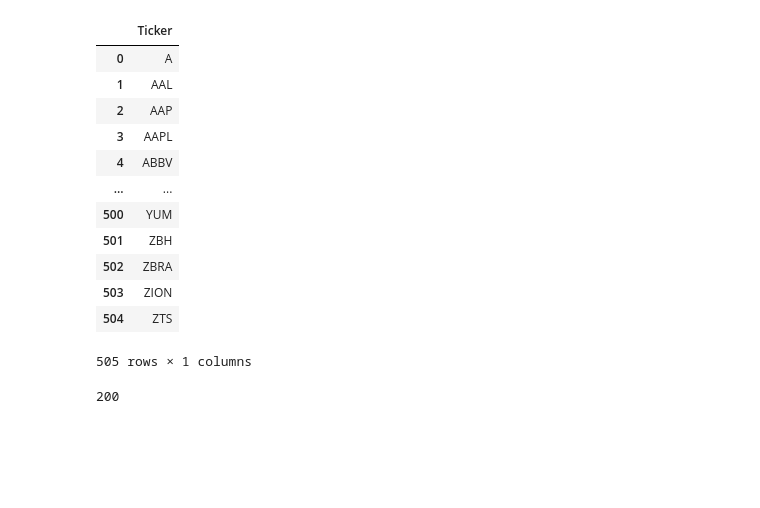
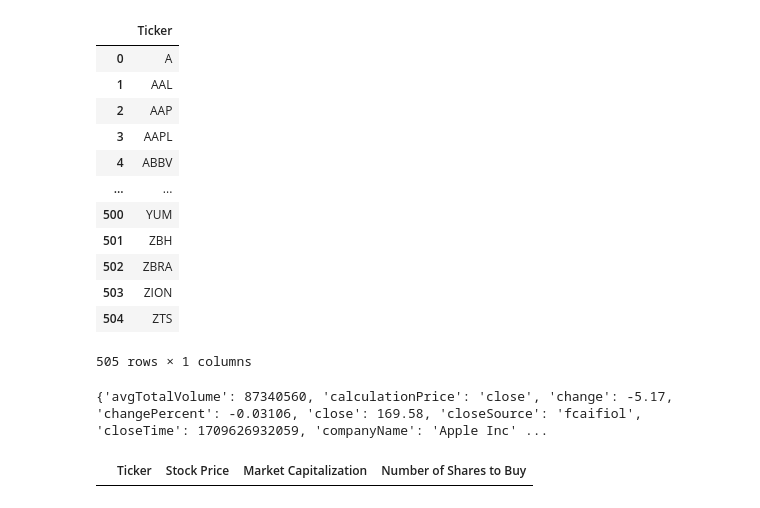
Before and after one commit to Ae-bii/algorithmic-trading, a Jupyter notebook: equal_weight_S&P_500.ipynb, the cells around one changed output. Saved outputs shown, nothing was run; the diff lists cells and outputs as text; code cells hidden in the pictures; blank space fills up the shorter version.

```diff
--- a/equal_weight_S&P_500.ipynb
+++ b/equal_weight_S&P_500.ipynb
@@ -25,7 +25,7 @@ stocks
 # %%
 symbol = 'AAPL'
 api_url = f'https://sandbox.iexapis.com/stable/stock/{symbol}/quote?token={IEX_CLOUD_API_TOKEN}'
-data = requests.get(api_url)
-print(data.status_code)
+data = requests.get(api_url).json()
+print(data)
 # %% [output]
-200
+{'avgTotalVolume': 87340560, 'calculationPrice': 'close', 'change': -5.17, 'changePercent': -0.03106, 'close': 169.58, 'closeSource': 'fcaifiol', 'closeTime': 1709626932059, 'companyName': 'Apple Inc' ...
@@ -31,0 +35,6 @@ print(data.status_code)
+# %%
+my_columns = ['Ticker', 'Stock Price', 'Market Capitalization', 'Number of Shares to Buy']
+final_dataframe = pd.DataFrame(columns = my_columns)
+final_dataframe
+# %% [output]
+|  | Ticker | Stock Price | Market Capitalization | Number of Shares to Buy |
```
Also changed, not shown: parts of 3 cells of this notebook.
